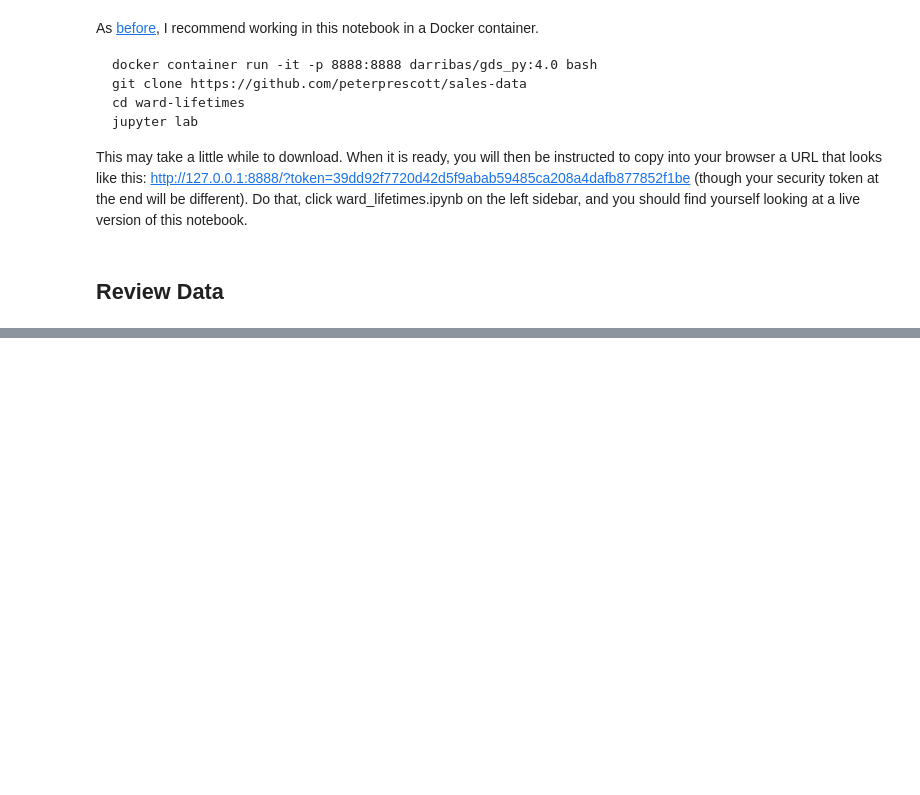
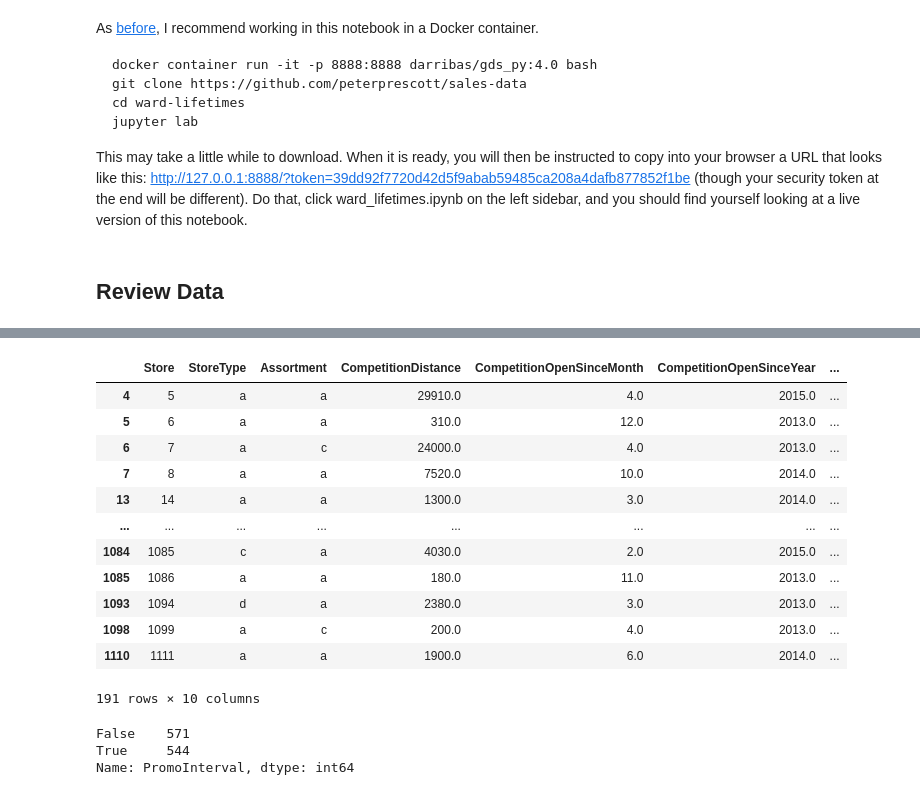
Before and after one commit to peterprescott/sales-data, a Jupyter notebook: notebook.ipynb, the cells around one changed output, grey strips where cells are left out. Drawn from its saved outputs; the diff is of its cells as text; code cells hidden in the pictures; blank space fills up the shorter version.

```diff
--- a/notebook.ipynb
+++ b/notebook.ipynb
@@ -94,0 +141,16 @@ train.head()
+# %%
+store.loc[(store.CompetitionOpenSinceYear >= 2013) & (store.CompetitionOpenSinceYear <= 2015)]
+# %% [output]
+|  | Store | StoreType | Assortment | CompetitionDistance | CompetitionOpenSinceMonth | CompetitionOpenSinceYear | ... |
+| 4 | 5 | a | a | 29910.0 | 4.0 | 2015.0 | ... |
+| 5 | 6 | a | a | 310.0 | 12.0 | 2013.0 | ... |
+| 6 | 7 | a | c | 24000.0 | 4.0 | 2013.0 | ... |
+| 7 | 8 | a | a | 7520.0 | 10.0 | 2014.0 | ... |
+| 13 | 14 | a | a | 1300.0 | 3.0 | 2014.0 | ... |
+| ... | ... | ... | ... | ... | ... | ... | ... |
+| 1084 | 1085 | c | a | 4030.0 | 2.0 | 2015.0 | ... |
+| 1085 | 1086 | a | a | 180.0 | 11.0 | 2013.0 | ... |
+| 1093 | 1094 | d | a | 2380.0 | 3.0 | 2013.0 | ... |
+| 1098 | 1099 | a | c | 200.0 | 4.0 | 2013.0 | ... |
+| 1110 | 1111 | a | a | 1900.0 | 6.0 | 2014.0 | ... |
+191 rows × 10 columns
@@ -94,0 +163,6 @@ train.head()
+# %%
+print(store.PromoInterval.isnull().value_counts()) # 544 null values
+# %% [output]
+False    571
+True     544
+Name: PromoInterval, dtype: int64
```
Also changed, not shown: parts of 53 cells of this notebook.
